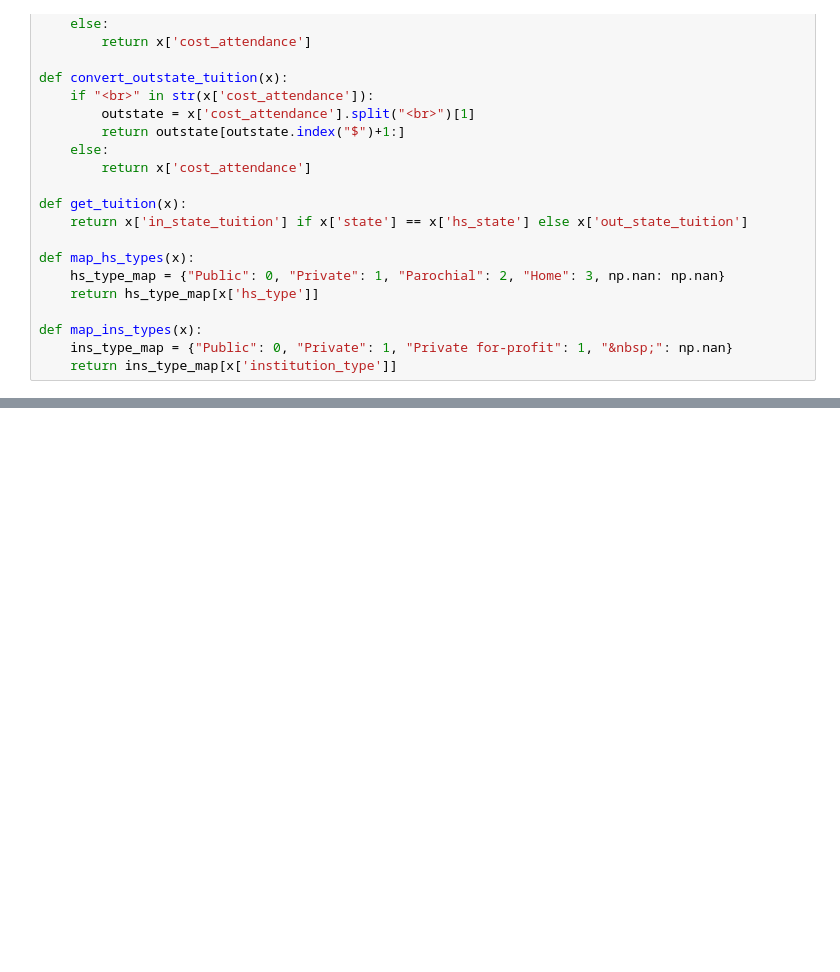
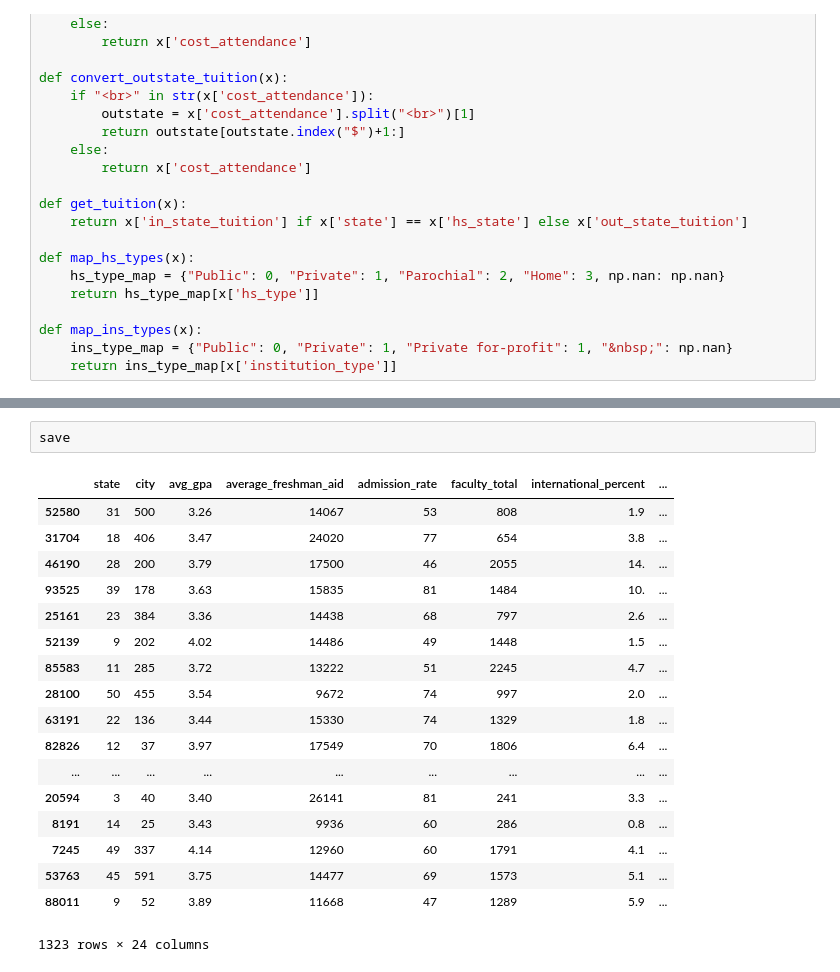
Before and after one commit to peakay/CollegePredictions, a Jupyter notebook: FakeClustering.ipynb, the cells around one changed output, grey strips where cells are left out. Cells and saved outputs as stored; diff of their text form; blank space fills up the shorter version.

```diff
--- a/FakeClustering.ipynb
+++ b/FakeClustering.ipynb
@@ -164,0 +194,21 @@ print(sums)
+# %%
+save
+# %% [output]
+|  | state | city | avg_gpa | average_freshman_aid | admission_rate | faculty_total | international_percent | ... |
+| 52580 | 31 | 500 | 3.26 | 14067 | 53 | 808 | 1.9 | ... |
+| 31704 | 18 | 406 | 3.47 | 24020 | 77 | 654 | 3.8 | ... |
+| 46190 | 28 | 200 | 3.79 | 17500 | 46 | 2055 | 14. | ... |
+| 93525 | 39 | 178 | 3.63 | 15835 | 81 | 1484 | 10. | ... |
+| 25161 | 23 | 384 | 3.36 | 14438 | 68 | 797 | 2.6 | ... |
+| 52139 | 9 | 202 | 4.02 | 14486 | 49 | 1448 | 1.5 | ... |
+| 85583 | 11 | 285 | 3.72 | 13222 | 51 | 2245 | 4.7 | ... |
+| 28100 | 50 | 455 | 3.54 | 9672 | 74 | 997 | 2.0 | ... |
+| 63191 | 22 | 136 | 3.44 | 15330 | 74 | 1329 | 1.8 | ... |
+| 82826 | 12 | 37 | 3.97 | 17549 | 70 | 1806 | 6.4 | ... |
+| ... | ... | ... | ... | ... | ... | ... | ... | ... |
+| 20594 | 3 | 40 | 3.40 | 26141 | 81 | 241 | 3.3 | ... |
+| 8191 | 14 | 25 | 3.43 | 9936 | 60 | 286 | 0.8 | ... |
+| 7245 | 49 | 337 | 4.14 | 12960 | 60 | 1791 | 4.1 | ... |
+| 53763 | 45 | 591 | 3.75 | 14477 | 69 | 1573 | 5.1 | ... |
+| 88011 | 9 | 52 | 3.89 | 11668 | 47 | 1289 | 5.9 | ... |
+1323 rows × 24 columns
```
Also changed, not shown: parts of 5 cells of this notebook, 5 other files.
